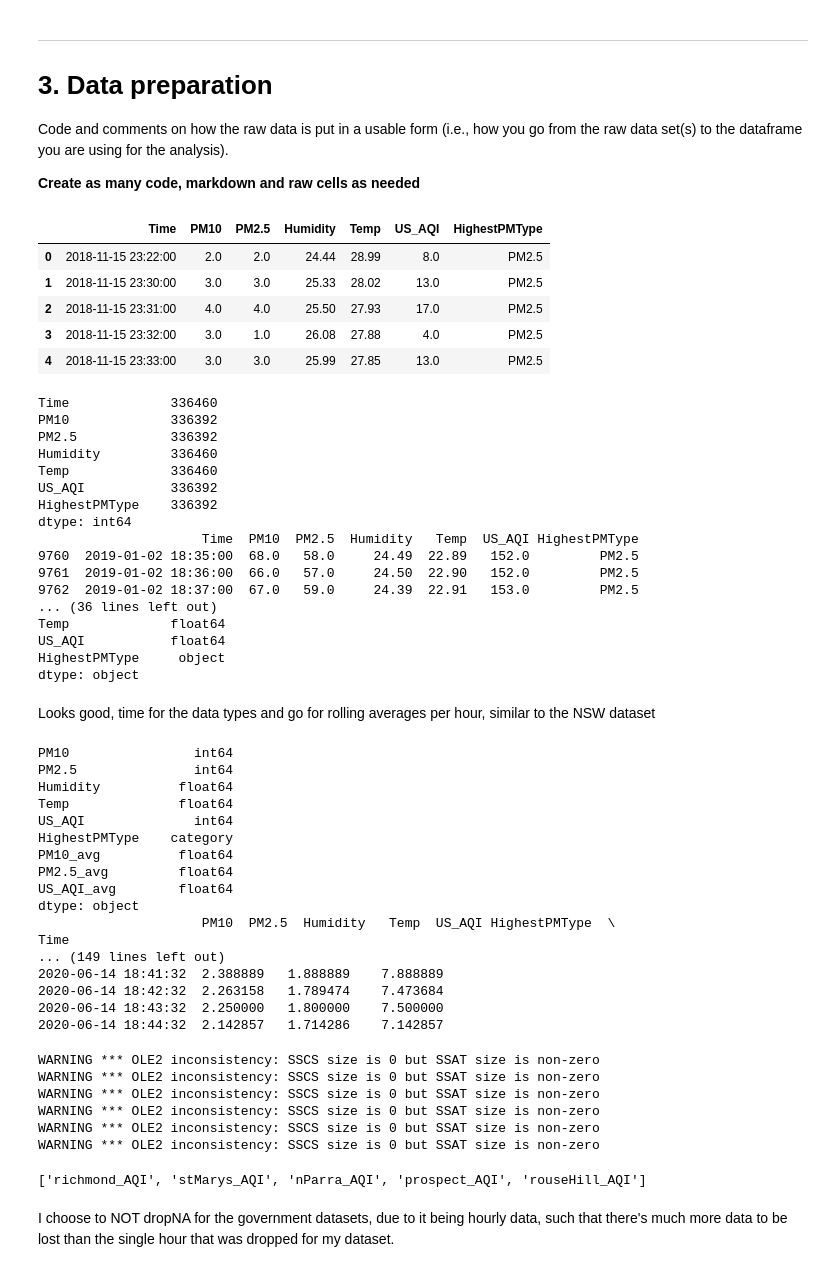
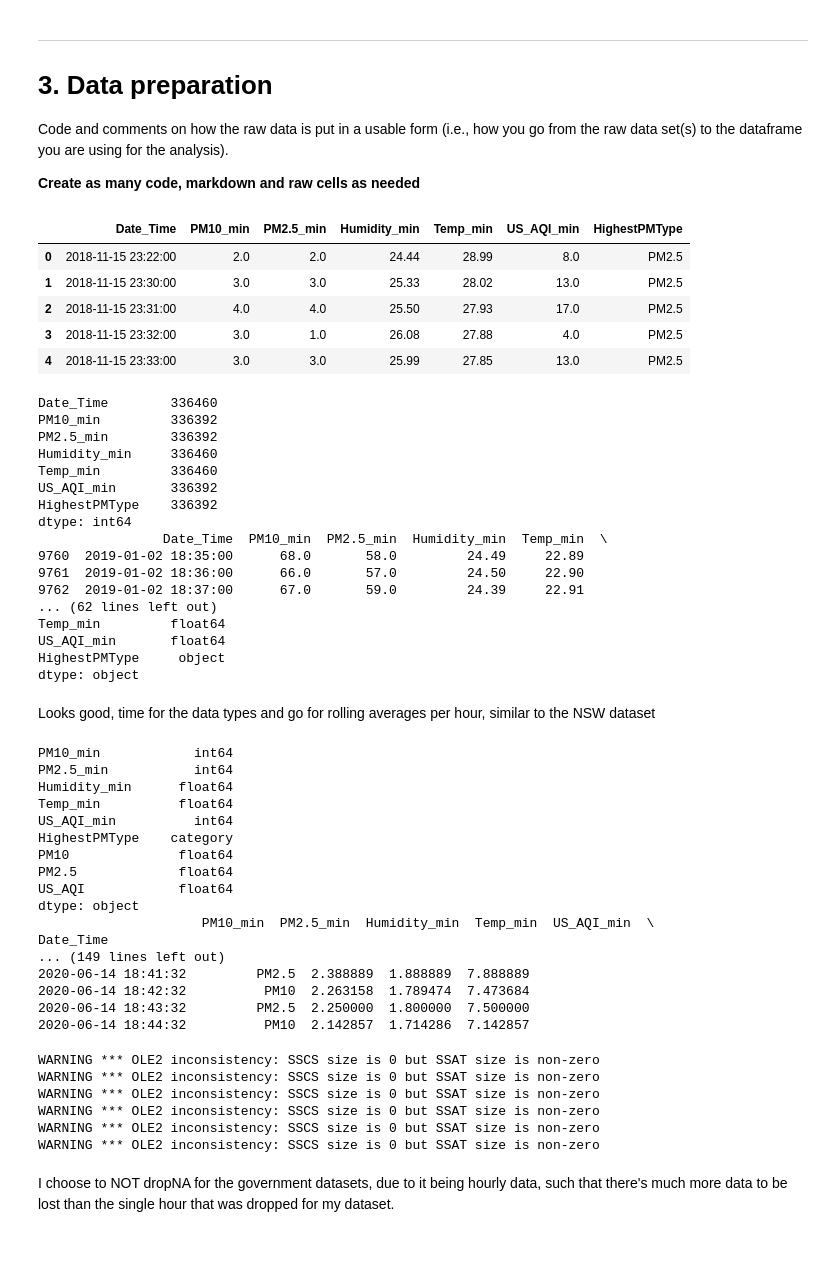
Before and after one commit to MFoobar/2020Aut37373, a Jupyter notebook: Project_Template.ipynb, the cells around one changed output. Saved outputs shown, nothing was run; the diff lists cells and outputs as text; code cells hidden in the pictures.

```diff
--- a/Project_Template.ipynb
+++ b/Project_Template.ipynb
@@ -130,17 +130,17 @@ import re
 # %%
 # MyDatasets
 # Archaic dataset names as seen in the MyData_org zip was later manually changed so that it follows the scheme of 'YYYYMMDD HHMMtoYYYYMMDD HHMM' denoting the earliest to latest point of data gathered
 mPath = Path('../myData')
 list_my_df_fullnames = [item.name for item in sorted(mPath.glob('*.csv'))]
 list_my_df = []
 for file in list_my_df_fullnames:
     path = Path(mPath, file)
-    df_myData = pd.read_csv(path, header=7, names=['Time', 'PM10', 'PM2.5', 'Humidity', 'Temp', 'US_AQI', 'HighestPMType'])
+    df_myData = pd.read_csv(path, header=7, names=['Date_Time', 'PM10_min', 'PM2.5_min', 'Humidity_min', 'Temp_min', 'US_AQI_min', 'HighestPMType'])
     list_my_df.append(df_myData)
 df_allmyData = pd.concat(list_my_df, ignore_index=True)
 df_allmyData.head()
 # %% [output]
-|  | Time | PM10 | PM2.5 | Humidity | Temp | US_AQI | HighestPMType |
+|  | Date_Time | PM10_min | PM2.5_min | Humidity_min | Temp_min | US_AQI_min | HighestPMType |
 | 0 | 2018-11-15 23:22:00 | 2.0 | 2.0 | 24.44 | 28.99 | 8.0 | PM2.5 |
 | 1 | 2018-11-15 23:30:00 | 3.0 | 3.0 | 25.33 | 28.02 | 13.0 | PM2.5 |
 | 2 | 2018-11-15 23:31:00 | 4.0 | 4.0 | 25.50 | 27.93 | 17.0 | PM2.5 |
@@ -152,28 +152,28 @@ df_allmyData.head()
 print(df_allmyData.count())
 print(df_allmyData[9760:9833])
 
-df_allmyData = df_allmyData.drop_duplicates(subset='Time', ignore_index=True)
+df_allmyData = df_allmyData.drop_duplicates(subset='Date_Time', ignore_index=True)
 df_allmyData = df_allmyData.dropna()
 
 print(df_allmyData.count())
 print(df_allmyData[9760:9833])
 print(df_allmyData.dtypes)
 # %% [output]
-Time             336460
-PM10             336392
-PM2.5            336392
-Humidity         336460
-Temp             336460
-US_AQI           336392
+Date_Time        336460
+PM10_min         336392
+PM2.5_min        336392
+Humidity_min     336460
+Temp_min         336460
+US_AQI_min       336392
 HighestPMType    336392
 dtype: int64
-                     Time  PM10  PM2.5  Humidity   Temp  US_AQI HighestPMType
-9760  2019-01-02 18:35:00  68.0   58.0     24.49  22.89   152.0         PM2.5
-9761  2019-01-02 18:36:00  66.0   57.0     24.50  22.90   152.0         PM2.5
-9762  2019-01-02 18:37:00  67.0   59.0     24.39  22.91   153.0         PM2.5
-... (36 lines left out)
-Temp             float64
-US_AQI           float64
+                Date_Time  PM10_min  PM2.5_min  Humidity_min  Temp_min  \
+9760  2019-01-02 18:35:00      68.0       58.0         24.49     22.89
+9761  2019-01-02 18:36:00      66.0       57.0         24.50     22.90
+9762  2019-01-02 18:37:00      67.0       59.0         24.39     22.91
+... (62 lines left out)
+Temp_min         float64
+US_AQI_min       float64
 HighestPMType     object
 dtype: object
 # %% [markdown]
@@ -188,11 +193,11 @@ df_allmyData['HighestPMType'] = df_allmyData['HighestPMType'].astype('category')
 # %%
 # Setting the time as index so we can use the offset windows option when rolling
-df_allmyData = df_allmyData.set_index('Time')
+df_allmyData = df_allmyData.set_index('Date_Time')
 
 # 1 Hour rolling averages
-df_allmyData['PM10_avg'] = df_allmyData.rolling(window='60min')['PM10'].mean()
-df_allmyData['PM2.5_avg'] = df_allmyData.rolling(window='60min')['PM2.5'].mean()
-df_allmyData['US_AQI_avg'] = df_allmyData.rolling(window='60min')['US_AQI'].mean()
+df_allmyData['PM10'] = df_allmyData.rolling(window='60min')['PM10_min'].mean()
+df_allmyData['PM2.5'] = df_allmyData.rolling(window='60min')['PM2.5_min'].mean()
+df_allmyData['US_AQI'] = df_allmyData.rolling(window='60min')['US_AQI_min'].mean()
 
 # Seems good to analyse now
 print(df_allmyData.dtypes)
@@ -200,23 +205,23 @@ print(df_allmyData.head())
 print(df_allmyData[9760:9820])
 print(df_allmyData.tail())
 # %% [output]
-PM10                int64
-PM2.5               int64
-Humidity          float64
-Temp              float64
-US_AQI              int64
+PM10_min            int64
+PM2.5_min           int64
+Humidity_min      float64
+Temp_min          float64
+US_AQI_min          int64
 HighestPMType    category
-PM10_avg          float64
-PM2.5_avg         float64
-US_AQI_avg        float64
+PM10              float64
+PM2.5             float64
+US_AQI            float64
 dtype: object
-                     PM10  PM2.5  Humidity   Temp  US_AQI HighestPMType  \
-Time
+                     PM10_min  PM2.5_min  Humidity_min  Temp_min  US_AQI_min  \
+Date_Time
 ... (149 lines left out)
-2020-06-14 18:41:32  2.388889   1.888889    7.888889
-2020-06-14 18:42:32  2.263158   1.789474    7.473684
-2020-06-14 18:43:32  2.250000   1.800000    7.500000
-2020-06-14 18:44:32  2.142857   1.714286    7.142857
+2020-06-14 18:41:32         PM2.5  2.388889  1.888889  7.888889
+2020-06-14 18:42:32          PM10  2.263158  1.789474  7.473684
+2020-06-14 18:43:32         PM2.5  2.250000  1.800000  7.500000
+2020-06-14 18:44:32          PM10  2.142857  1.714286  7.142857
 # %%
 # Public avaliable datasets
 
@@ -261,7 +297,7 @@ df_stMarys.columns = headings_stMarys
 df_westSydAQI_noVinyard.columns = ['richmond_AQI', 'stMarys_AQI', 'nParra_AQI', 'prospect_AQI', 'rouseHill_AQI']
 # %%
 dict_df = {
-    'allmyData': df_allmyData,
+    'allMyData': df_allmyData,
     'nParra': df_nParra,
     'prospect': df_prospect,
     'richmond': df_richmond,
@@ -269,7 +305,6 @@ dict_df = {
     'stMarys': df_stMarys,
     'westSydAQI': df_westSydAQI_noVinyard
 }
+dict_df['westSydAQI']['nParra_AQI'] = dict_df['westSydAQI']['nParra_AQI'].astype('float64')
-# %% [output]
-['richmond_AQI', 'stMarys_AQI', 'nParra_AQI', 'prospect_AQI', 'rouseHill_AQI']
 # %% [markdown]
 I choose to NOT dropNA for the government datasets, due to it being hourly data, such that there's much more data to be lost than the single hour that was dropped for my dataset.
```
Also changed, not shown: parts of 13 cells of this notebook.
